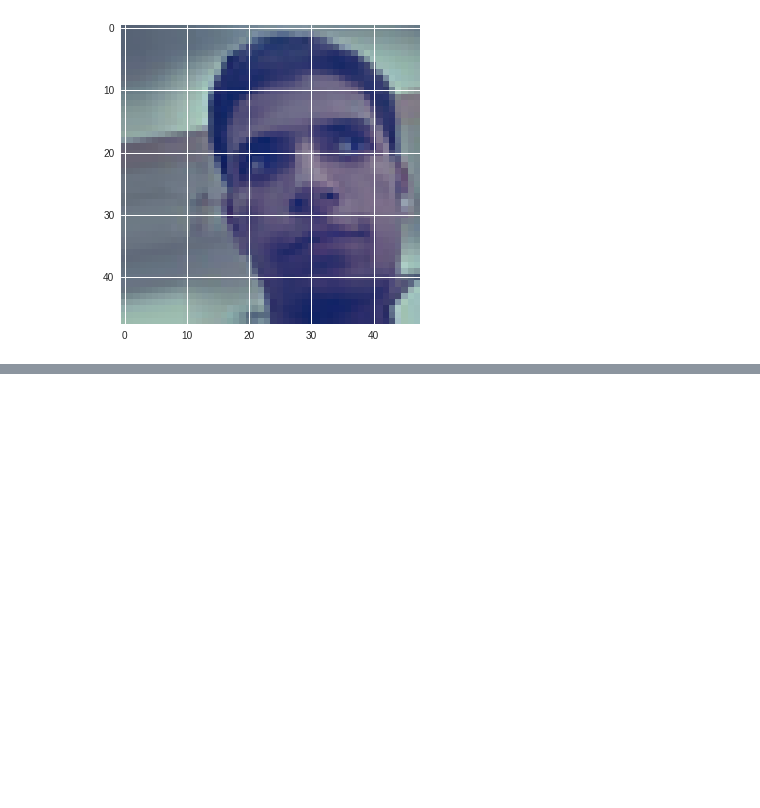
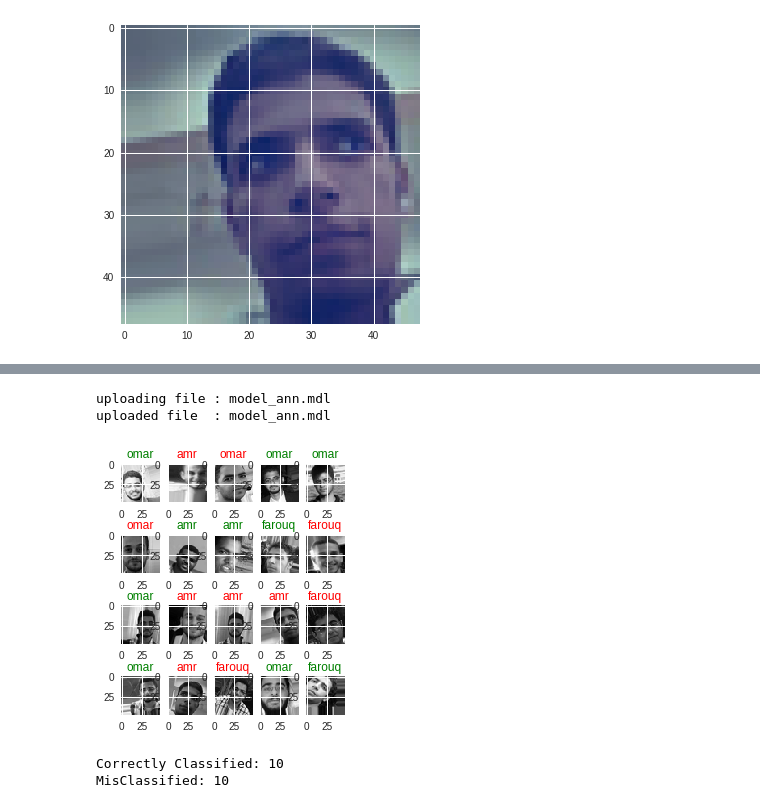
Before and after one commit to MahmoudFarouq/faceVerification, a Jupyter notebook: ANN.ipynb, the cells around one changed output, grey strips where cells are left out. Cells and saved outputs as stored; diff of their text form; code cells hidden in the pictures; blank space fills up the shorter version.

```diff
--- a/ANN.ipynb
+++ b/ANN.ipynb
@@ -165,0 +273,41 @@ names[np.argmax(model.predict(X_train[index].reshape(1, -1)))]
+# %%
+# upload from colab to drive
+
+folder_id = '1AHB09g_MMM73vmCGEgrg0MVzzKih0Uh_'
+upload("model_ann.mdl", folder_id)
+# %% [output]
+uploading file : model_ann.mdl
+uploaded file  : model_ann.mdl
+# %%
+from keras.models import load_model
+model = load_model("model_ann.mdl")
+# %%
+def testAndPlot(data, labels):
+    start = np.random.randint(0, data.shape[0]-21)
+    end = start + 20
+    images = data[start:end,:,:]
+    preds = [ names[prediction] for prediction in np.argmax(model.predict(images.reshape(-1, 48*48)), axis=1) ]
+    plt.figure(figsize=(4, 5))
+    correctPredections = 0
+    wrongPredictions = 0
+    images = zip(images, preds)
+    for i, (img, pred) in enumerate(images):
+        plt.subplot(4, 5, i + 1)
+        plt.imshow(img, cmap='gray')
+
+        if names[np.argmax(labels[start+i])] == pred:
+            correctPredections += 1
+            color = 'g'
+        else:
+            wrongPredictions += 1
+            color = 'r'
+        plt.title(pred, color=color)
+    plt.show()
+    print(f"Correctly Classified: {correctPredections}")
+    print(f"MisClassified: {wrongPredictions}")
+# %%
+testAndPlot(X_test.reshape(-1, 48, 48), y_test)
+# %% [output]
+[figure, added]
+Correctly Classified: 10
+MisClassified: 10
```
Also changed, not shown: parts of 16 cells of this notebook.
